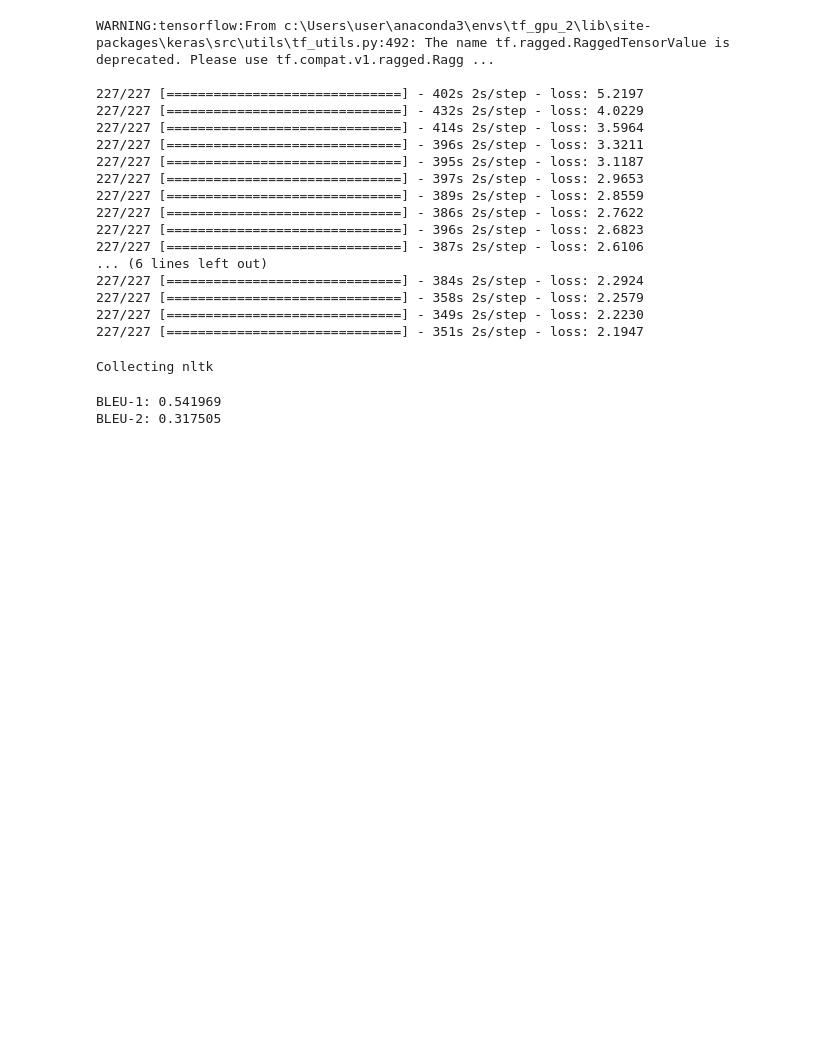
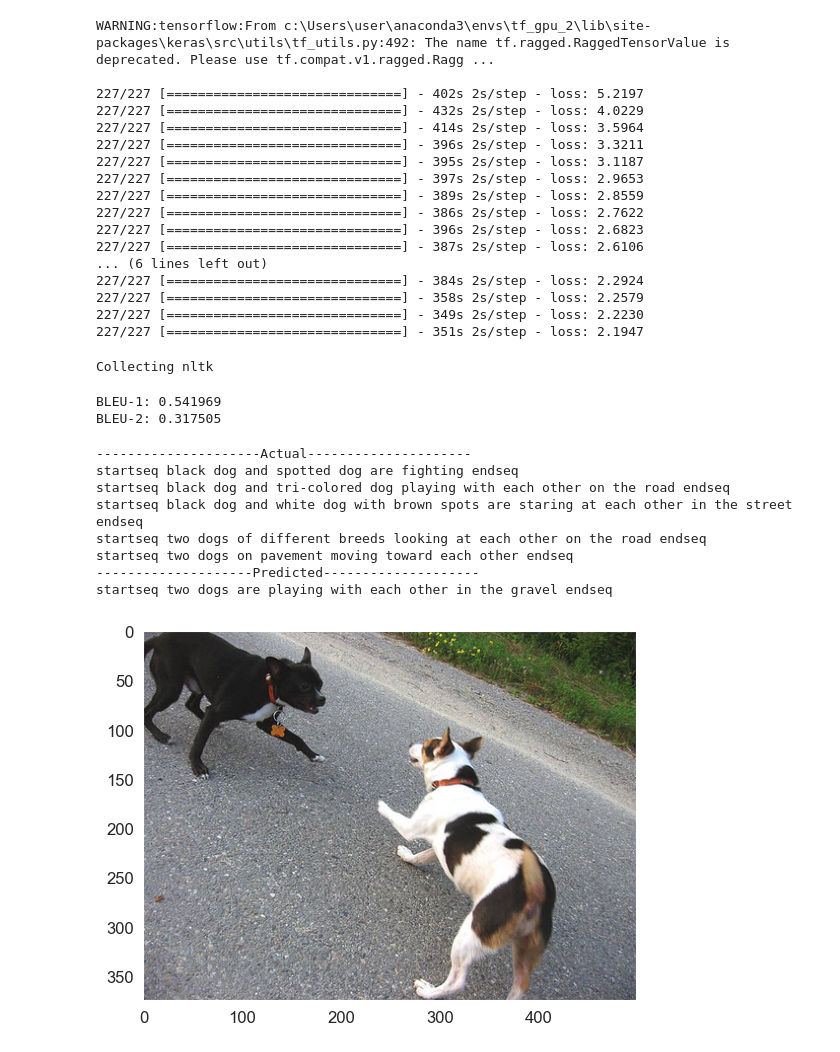
Before and after one commit to yamikaniphiri/image_captioning_exapmple, a Jupyter notebook: TF/test.ipynb, the cells around one changed output. Saved outputs shown, nothing was run; the diff lists cells and outputs as text; code cells hidden in the pictures; blank space fills up the shorter version.

```diff
--- a/TF/test.ipynb
+++ b/TF/test.ipynb
@@ -346,3 +346,15 @@ def generate_caption(image_name):
     print('--------------------Predicted--------------------')
     print(y_pred)
     plt.imshow(image)
+# %%
+generate_caption("1001773457_577c3a7d70.jpg")
+# %% [output]
+---------------------Actual---------------------
+startseq black dog and spotted dog are fighting endseq
+startseq black dog and tri-colored dog playing with each other on the road endseq
+startseq black dog and white dog with brown spots are staring at each other in the street endseq
+startseq two dogs of different breeds looking at each other on the road endseq
+startseq two dogs on pavement moving toward each other endseq
+--------------------Predicted--------------------
+startseq two dogs are playing with each other in the gravel endseq
+[figure, added]
```
